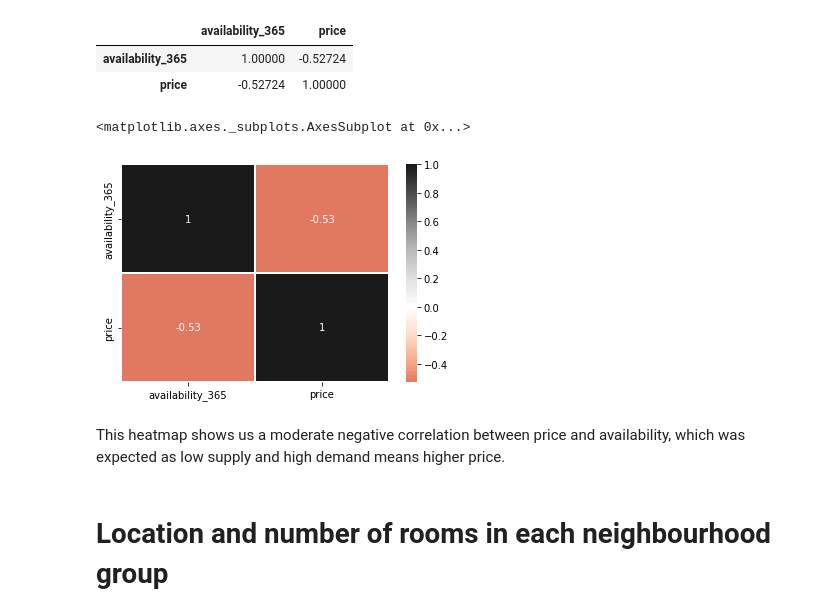
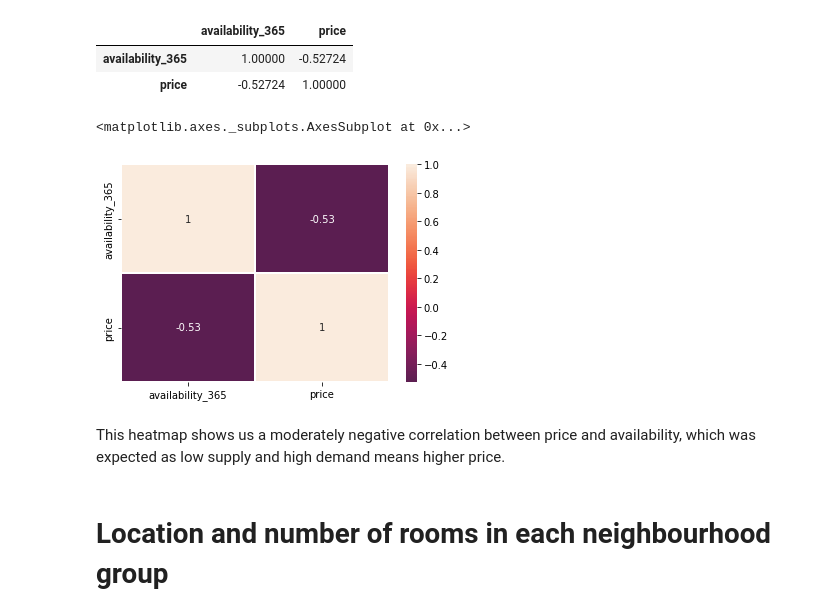
Before and after one commit to Sharath2021/Airbnb-Bookings-Analysis, a Jupyter notebook: Airbnb_Bookings_Analysis_EDA.ipynb, the cells around one changed output. Drawn from its saved outputs; the diff is of its cells as text; code cells hidden in the pictures.

```diff
--- a/Airbnb_Bookings_Analysis_EDA.ipynb
+++ b/Airbnb_Bookings_Analysis_EDA.ipynb
@@ -323,12 +323,12 @@ df_corr
 | availability_365 | 1.00000 | -0.52724 |
 | price | -0.52724 | 1.00000 |
 # %%
-sns.heatmap(df_corr,annot=True,center=0,linewidth=0.5,cmap='RdGy')
+sns.heatmap(df_corr,annot=True,center=0,linewidth=0.5,cmap='rocket')
 # %% [output]
 <matplotlib.axes._subplots.AxesSubplot at 0x...>
-[figure, old version]
+[figure, new version]
 # %% [markdown]
-This heatmap shows us a moderate negative correlation between price and availability, which was expected as low supply and high demand means higher price.
+This heatmap shows us a moderately negative correlation between price and availability, which was expected as low supply and high demand means higher price.
 # %% [markdown]
 # **Location and number of rooms in each neighbourhood group**
 # %%
```
